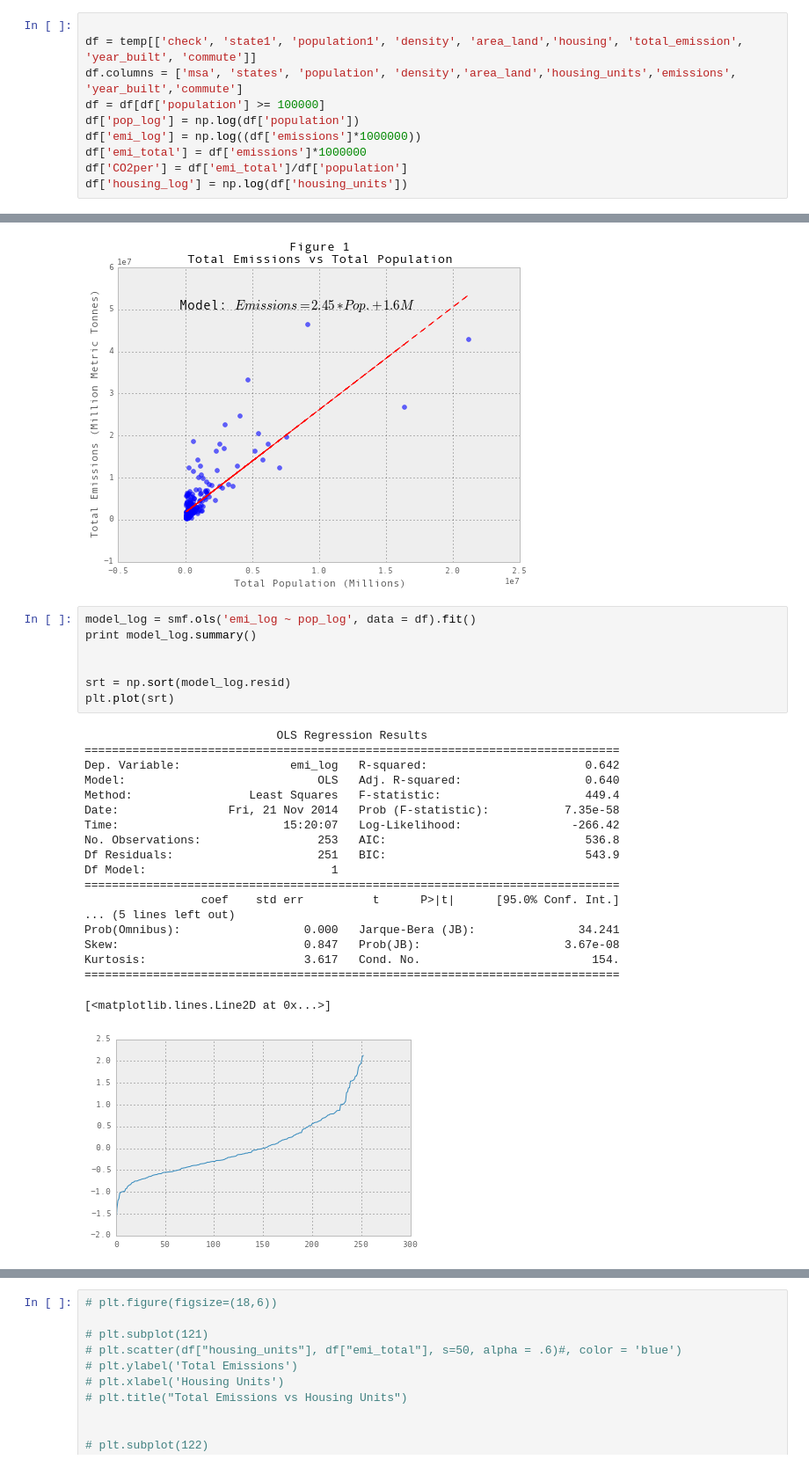
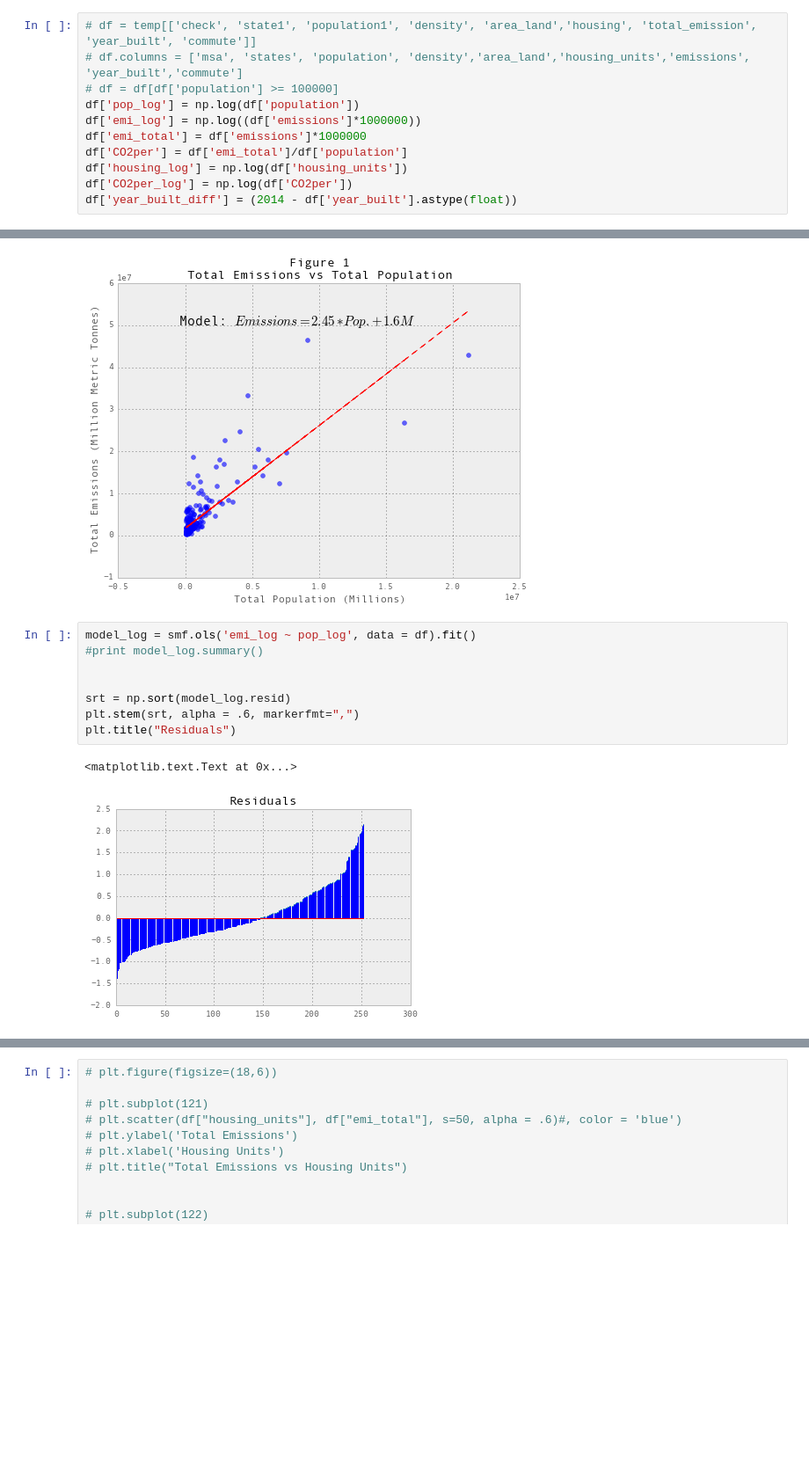
Before and after one commit to krl22785/foundations, a Jupyter notebook: msaEmissions.ipynb, the cells around one changed output, grey strips where cells are left out. Shown at 88% size. Drawn from its saved outputs; the diff is of its cells as text; blank space fills up the shorter version.

```diff
--- a/msaEmissions.ipynb
+++ b/msaEmissions.ipynb
@@ -14,13 +32,14 @@ temp = pd.read_csv('emissions.csv', sep='/')
 # %%
-
-df = temp[['check', 'state1', 'population1', 'density', 'area_land','housing', 'total_emission', 'year_built', 'commute']]
-df.columns = ['msa', 'states', 'population', 'density','area_land','housing_units','emissions', 'year_built','commute']
-df = df[df['population'] >= 100000]
+# df = temp[['check', 'state1', 'population1', 'density', 'area_land','housing', 'total_emission', 'year_built', 'commute']]
+# df.columns = ['msa', 'states', 'population', 'density','area_land','housing_units','emissions', 'year_built','commute']
+# df = df[df['population'] >= 100000]
 df['pop_log'] = np.log(df['population'])
 df['emi_log'] = np.log((df['emissions']*1000000))
 df['emi_total'] = df['emissions']*1000000
 df['CO2per'] = df['emi_total']/df['population']
 df['housing_log'] = np.log(df['housing_units'])
+df['CO2per_log'] = np.log(df['CO2per'])
+df['year_built_diff'] = (2014 - df['year_built'].astype(float))
 # %%
 model_total = smf.ols('emi_total ~ population', data = df).fit()
 print model_total.summary()
@@ -59,31 +78,15 @@ ax.text(-500000, 50000000, r'Model: $Emissions = 2.45 * Pop. + 1.6M$', fontsize=
 [figure]
 # %%
 model_log = smf.ols('emi_log ~ pop_log', data = df).fit()
-print model_log.summary()
+#print model_log.summary()
 
 
 srt = np.sort(model_log.resid)
-plt.plot(srt)
+plt.stem(srt, alpha = .6, markerfmt=",")
+plt.title("Residuals")
 # %% [output]
-                            OLS Regression Results
-==============================================================================
-Dep. Variable:                emi_log   R-squared:                       0.642
-Model:                            OLS   Adj. R-squared:                  0.640
-Method:                 Least Squares   F-statistic:                     449.4
-Date:                Fri, 21 Nov 2014   Prob (F-statistic):           7.35e-58
-Time:                        15:20:07   Log-Likelihood:                -266.42
-No. Observations:                 253   AIC:                             536.8
-Df Residuals:                     251   BIC:                             543.9
-Df Model:                           1
-==============================================================================
-                 coef    std err          t      P>|t|      [95.0% Conf. Int.]
-... (5 lines left out)
-Prob(Omnibus):                  0.000   Jarque-Bera (JB):               34.241
-Skew:                           0.847   Prob(JB):                     3.67e-08
-Kurtosis:                       3.617   Cond. No.                         154.
-==============================================================================
+<matplotlib.text.Text at 0x...>
-[<matplotlib.lines.Line2D at 0x...>]
-[figure, old version]
+[figure, new version]
 # %%
 fig1 = plt.figure(figsize=(18,6))
 ax = fig1.add_subplot(122)
```
Also changed, not shown: parts of 20 cells of this notebook.
